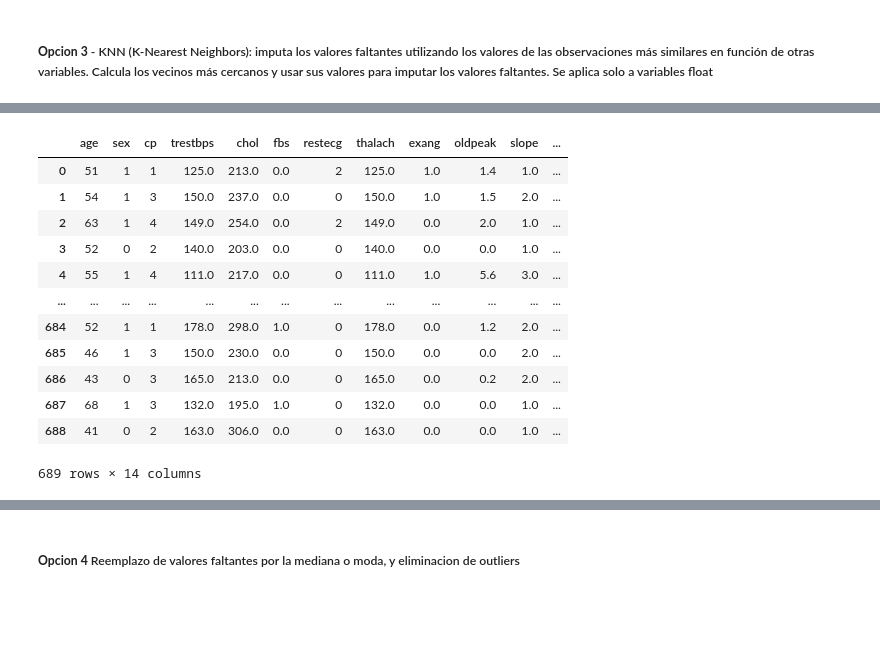
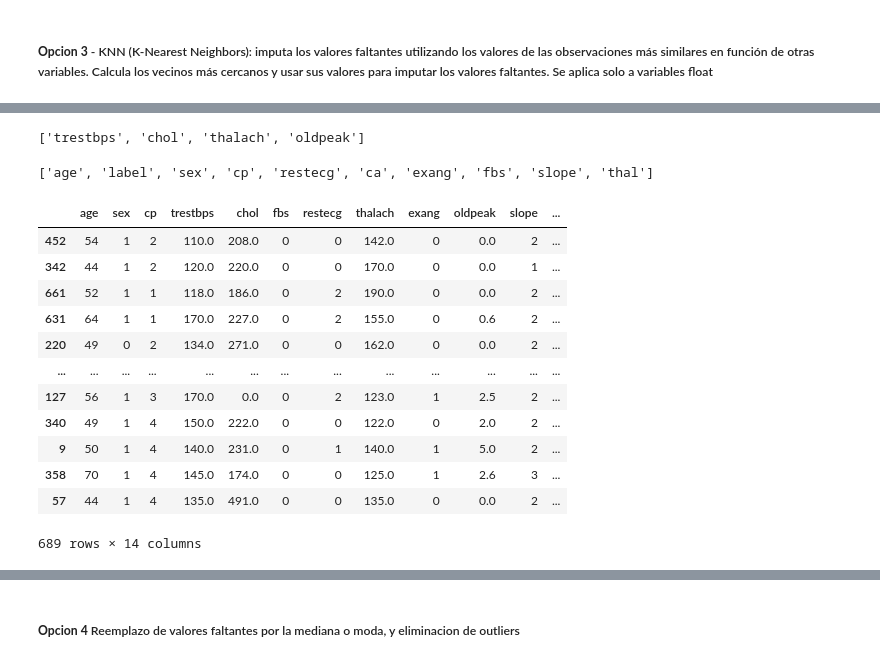
Before and after one commit to cmarty02/DATACADABRA_DataProject_3, a Jupyter notebook: data_raw/Data_Project_3_Cris.ipynb, the cells around one changed output, grey strips where cells are left out. Saved outputs shown, nothing was run; the diff lists cells and outputs as text; code cells hidden in the pictures; blank space fills up the shorter version.

```diff
--- a/data_raw/Data_Project_3_Cris.ipynb
+++ b/data_raw/Data_Project_3_Cris.ipynb
@@ -347,8 +425,9 @@ train.describe()
 # %% [markdown]
 ##### **Opcion 1** - Reemplazo de ***valores faltantes NaN*** por la mediana en las variables float y por la moda en las variables int
 # %%
+
 # Copia df
-train_copy_a =  train.copy()
+train_copy_a =  train_resampled.copy()
 
 
 # Iterar sobre las columnas int y reemplazar los NaN con el valor más frecuente
@@ -359,3 +438,5 @@ for col in int_cols:
 # Iterar sobre las columnas float y reemplazar los NaN con la media
 for col in float_cols:
     train_copy_a[col].fillna(train_copy_a[col].median(), inplace=True)
+
+train_copy_a
@@ -761,33 +1029,43 @@ dtype: int64
+# %%
+float_cols
+# %% [output]
+['trestbps', 'chol', 'thalach', 'oldpeak']
+# %%
+int_cols
+# %% [output]
+['age', 'label', 'sex', 'cp', 'restecg', 'ca', 'exang', 'fbs', 'slope', 'thal']
 # %%
-
-train_copy_knn =  train_copy_b.copy()
+train_copy_knn =  train_copy_a.copy()
 
 # Imputar valores faltantes para variables float
 numeric_imputer = KNNImputer()
 numeric_imputed_data = numeric_imputer.fit_transform(train_copy_knn[float_cols])
-numeric_imputed_df = pd.DataFrame(numeric_imputed_data, columns=float_cols)
+numeric_imputed_df = pd.DataFrame(numeric_imputed_data, columns=float_cols, index=train_copy_knn.index)
 
 # Imputar valores faltantes con la moda para variables int
-categorical_imputed_df = train_copy_knn[int_cols].fillna(train_copy_knn.mode().iloc[0])
+categorical_imputed_df = train_copy_knn[int_cols].fillna(train_copy_knn[int_cols].mode().iloc[0])
 
 # Combinar las variables float y int imputadas
 train_copy_knn = pd.concat([numeric_imputed_df, categorical_imputed_df], axis=1)
 
-# Verificar si hay valores faltantes después de la imputacion
+# Verificar si hay valores faltantes después de la imputación
 # Check for missing values
 train_copy_knn = train_copy_knn[train.columns]
+
+# Imprimir el DataFrame original train_copy_b
+
 train_copy_knn
 # %% [output]
 |  | age | sex | cp | trestbps | chol | fbs | restecg | thalach | exang | oldpeak | slope | ... |
-| 0 | 51 | 1 | 1 | 125.0 | 213.0 | 0.0 | 2 | 125.0 | 1.0 | 1.4 | 1.0 | ... |
-| 1 | 54 | 1 | 3 | 150.0 | 237.0 | 0.0 | 0 | 150.0 | 1.0 | 1.5 | 2.0 | ... |
-| 2 | 63 | 1 | 4 | 149.0 | 254.0 | 0.0 | 2 | 149.0 | 0.0 | 2.0 | 1.0 | ... |
-| 3 | 52 | 0 | 2 | 140.0 | 203.0 | 0.0 | 0 | 140.0 | 0.0 | 0.0 | 1.0 | ... |
-| 4 | 55 | 1 | 4 | 111.0 | 217.0 | 0.0 | 0 | 111.0 | 1.0 | 5.6 | 3.0 | ... |
+| 452 | 54 | 1 | 2 | 110.0 | 208.0 | 0 | 0 | 142.0 | 0 | 0.0 | 2 | ... |
+| 342 | 44 | 1 | 2 | 120.0 | 220.0 | 0 | 0 | 170.0 | 0 | 0.0 | 1 | ... |
+| 661 | 52 | 1 | 1 | 118.0 | 186.0 | 0 | 2 | 190.0 | 0 | 0.0 | 2 | ... |
+| 631 | 64 | 1 | 1 | 170.0 | 227.0 | 0 | 2 | 155.0 | 0 | 0.6 | 2 | ... |
+| 220 | 49 | 0 | 2 | 134.0 | 271.0 | 0 | 0 | 162.0 | 0 | 0.0 | 2 | ... |
 | ... | ... | ... | ... | ... | ... | ... | ... | ... | ... | ... | ... | ... |
-| 684 | 52 | 1 | 1 | 178.0 | 298.0 | 1.0 | 0 | 178.0 | 0.0 | 1.2 | 2.0 | ... |
-| 685 | 46 | 1 | 3 | 150.0 | 230.0 | 0.0 | 0 | 150.0 | 0.0 | 0.0 | 2.0 | ... |
-| 686 | 43 | 0 | 3 | 165.0 | 213.0 | 0.0 | 0 | 165.0 | 0.0 | 0.2 | 2.0 | ... |
-| 687 | 68 | 1 | 3 | 132.0 | 195.0 | 1.0 | 0 | 132.0 | 0.0 | 0.0 | 1.0 | ... |
-| 688 | 41 | 0 | 2 | 163.0 | 306.0 | 0.0 | 0 | 163.0 | 0.0 | 0.0 | 1.0 | ... |
+| 127 | 56 | 1 | 3 | 170.0 | 0.0 | 0 | 2 | 123.0 | 1 | 2.5 | 2 | ... |
+| 340 | 49 | 1 | 4 | 150.0 | 222.0 | 0 | 0 | 122.0 | 0 | 2.0 | 2 | ... |
+| 9 | 50 | 1 | 4 | 140.0 | 231.0 | 0 | 1 | 140.0 | 1 | 5.0 | 2 | ... |
+| 358 | 70 | 1 | 4 | 145.0 | 174.0 | 0 | 0 | 125.0 | 1 | 2.6 | 3 | ... |
+| 57 | 44 | 1 | 4 | 135.0 | 491.0 | 0 | 0 | 135.0 | 0 | 0.0 | 2 | ... |
 689 rows × 14 columns
```
Also changed, not shown: parts of 60 cells of this notebook, 2 other files.
